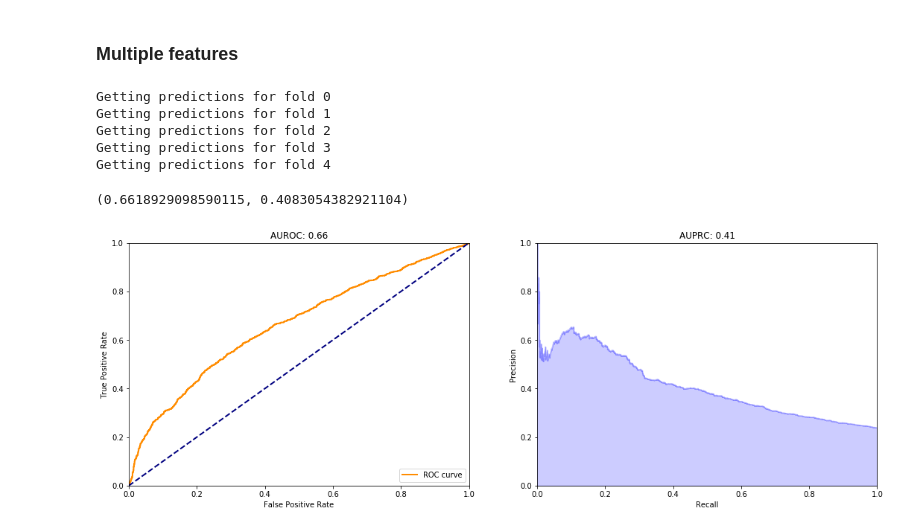
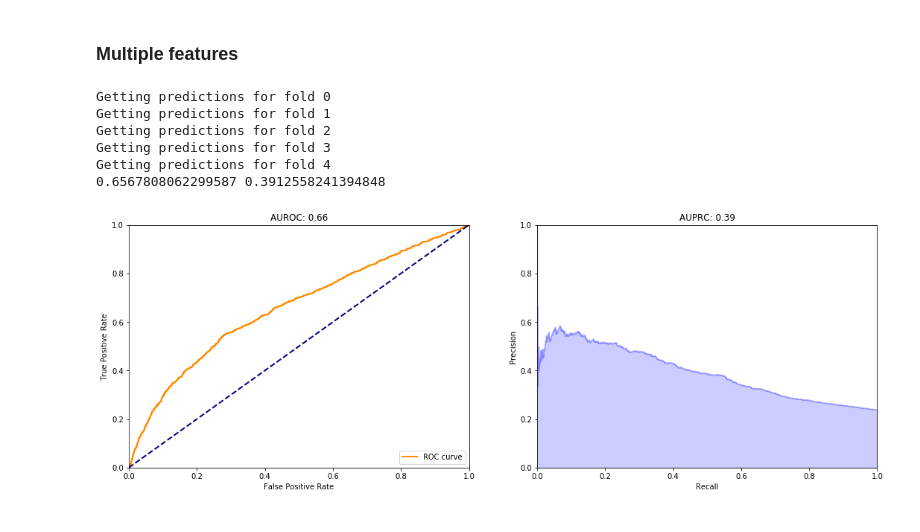
Before and after one commit to alex-hh/cagi5_mpra_prediction, a Jupyter notebook: Cagi5-Best-Model.ipynb, the cells around one changed output. Drawn from its saved outputs; the diff is of its cells as text; code cells hidden in the pictures.

```diff
--- a/Cagi5-Best-Model.ipynb
+++ b/Cagi5-Best-Model.ipynb
@@ -77,12 +63,20 @@ multi = MultiFeatures([deepseadiffs, dnase, conservation])
 # %% [markdown]
 ### Multiple features
-# %%
-test_features(multi)
-# %% [output]
-Getting predictions for fold 0
-Getting predictions for fold 1
-Getting predictions for fold 2
-Getting predictions for fold 3
-Getting predictions for fold 4
-(0.6618929098590115, 0.4083054382921104)
-[figure, removed]
+# %%
+multi = MultiFeatures([deepseadiffs, dnase, conservation])
+cv_chunk = ChunkCV(df,
+                   operator=PerElementOperator(CVOperator(
+                       Regression,
+                       model_kwargs={'features': multi, 'model_name': 'xgb'})),
+                   fold_dict=fold_dict)
+cv_regress = cv_chunk.get_cv_preds()
+(fpr, tpr, thresholds, auroc), (precision, recall, thresholds, auprc) = make_plots(cv_regress)
+print(auroc, auprc)
+# %% [output]
+Getting predictions for fold 0
+Getting predictions for fold 1
+Getting predictions for fold 2
+Getting predictions for fold 3
+Getting predictions for fold 4
+0.6567808062299587 0.3912558241394848
+[figure, added]
```
Also changed, not shown: parts of 5 cells of this notebook, 7 other files.
